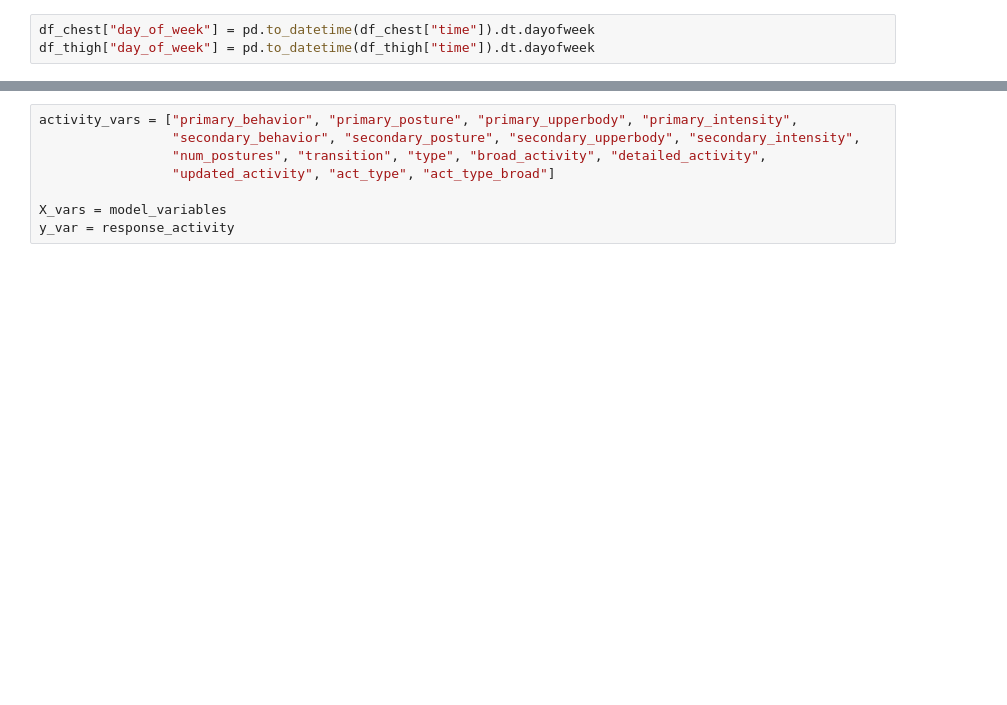
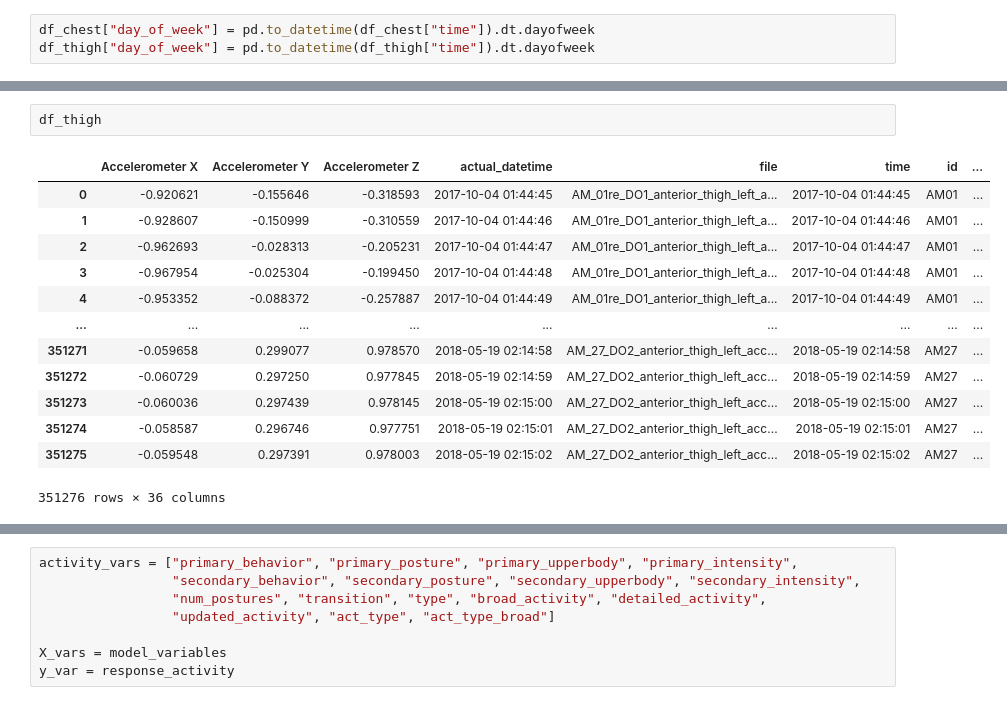
Before and after one commit to hglanz/DSFellow_KeadleMonitorStudies, a Jupyter notebook: hmm.ipynb, the cells around one changed output, grey strips where cells are left out. Cells and saved outputs as stored; diff of their text form; blank space fills up the shorter version.

```diff
--- a/hmm.ipynb
+++ b/hmm.ipynb
@@ -35,0 +83,16 @@ dtype: object
+# %%
+df_thigh
+# %% [output]
+|  | Accelerometer X | Accelerometer Y | Accelerometer Z | actual_datetime | file | time | id | ... |
+| 0 | -0.920621 | -0.155646 | -0.318593 | 2017-10-04 01:44:45 | AM_01re_DO1_anterior_thigh_left_a... | 2017-10-04 01:44:45 | AM01 | ... |
+| 1 | -0.928607 | -0.150999 | -0.310559 | 2017-10-04 01:44:46 | AM_01re_DO1_anterior_thigh_left_a... | 2017-10-04 01:44:46 | AM01 | ... |
+| 2 | -0.962693 | -0.028313 | -0.205231 | 2017-10-04 01:44:47 | AM_01re_DO1_anterior_thigh_left_a... | 2017-10-04 01:44:47 | AM01 | ... |
+| 3 | -0.967954 | -0.025304 | -0.199450 | 2017-10-04 01:44:48 | AM_01re_DO1_anterior_thigh_left_a... | 2017-10-04 01:44:48 | AM01 | ... |
+| 4 | -0.953352 | -0.088372 | -0.257887 | 2017-10-04 01:44:49 | AM_01re_DO1_anterior_thigh_left_a... | 2017-10-04 01:44:49 | AM01 | ... |
+| ... | ... | ... | ... | ... | ... | ... | ... | ... |
+| 351271 | -0.059658 | 0.299077 | 0.978570 | 2018-05-19 02:14:58 | AM_27_DO2_anterior_thigh_left_acc... | 2018-05-19 02:14:58 | AM27 | ... |
+| 351272 | -0.060729 | 0.297250 | 0.977845 | 2018-05-19 02:14:59 | AM_27_DO2_anterior_thigh_left_acc... | 2018-05-19 02:14:59 | AM27 | ... |
+| 351273 | -0.060036 | 0.297439 | 0.978145 | 2018-05-19 02:15:00 | AM_27_DO2_anterior_thigh_left_acc... | 2018-05-19 02:15:00 | AM27 | ... |
+| 351274 | -0.058587 | 0.296746 | 0.977751 | 2018-05-19 02:15:01 | AM_27_DO2_anterior_thigh_left_acc... | 2018-05-19 02:15:01 | AM27 | ... |
+| 351275 | -0.059548 | 0.297391 | 0.978003 | 2018-05-19 02:15:02 | AM_27_DO2_anterior_thigh_left_acc... | 2018-05-19 02:15:02 | AM27 | ... |
+351276 rows × 36 columns
```
Also changed, not shown: parts of 36 cells of this notebook, 2 other files.
